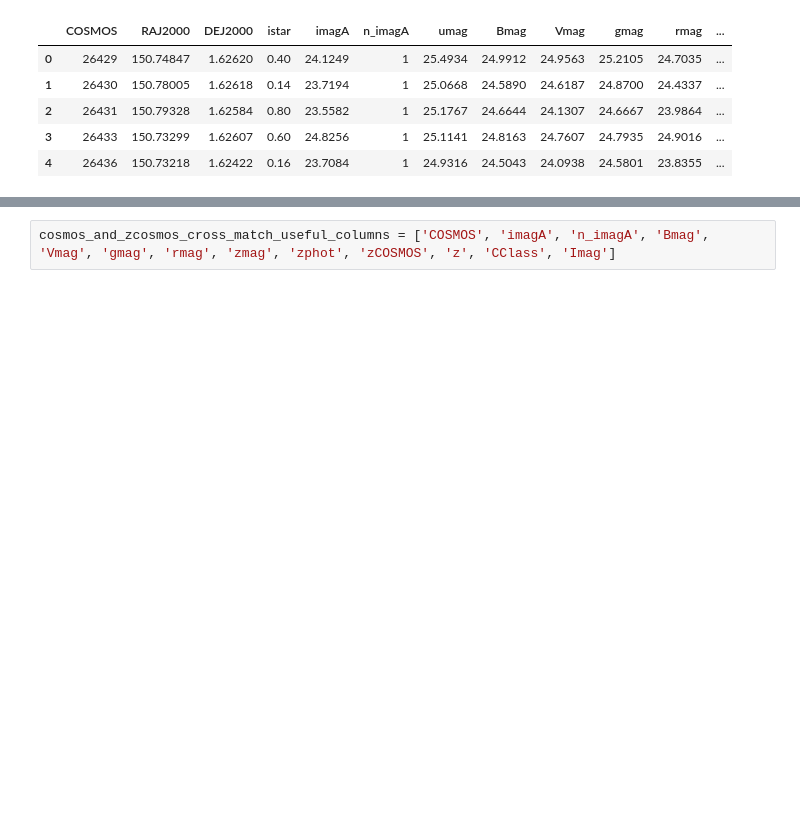
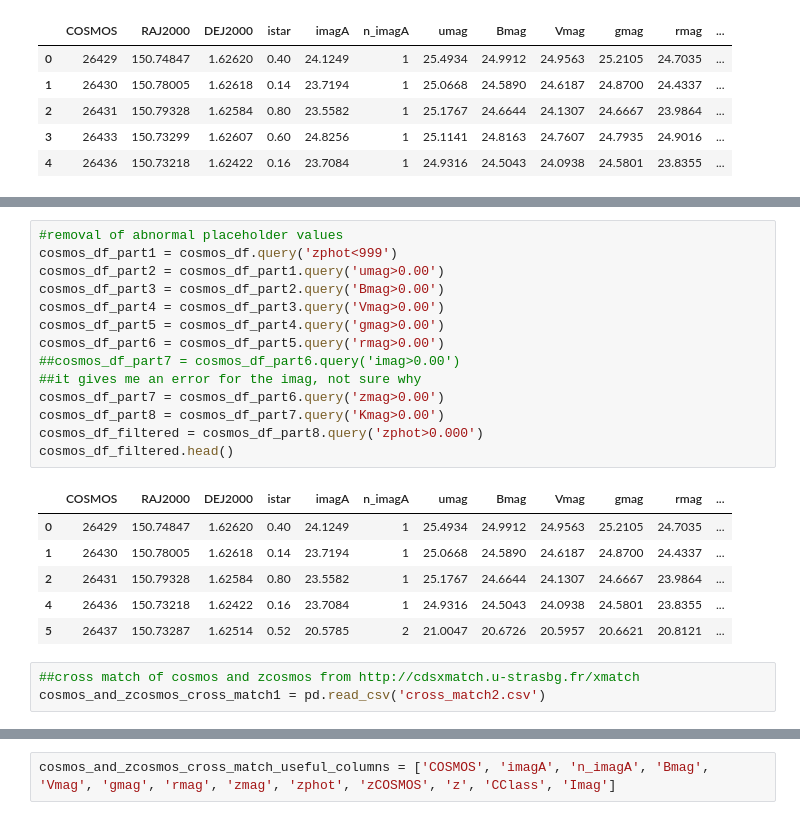
Before and after one commit to lialubit/Redshift, a Jupyter notebook: redshift.ipynb, the cells around one changed output, grey strips where cells are left out. Saved outputs shown, nothing was run; the diff lists cells and outputs as text; blank space fills up the shorter version.

```diff
--- a/redshift.ipynb
+++ b/redshift.ipynb
@@ -102,0 +129,24 @@ cosmos_and_zcosmos_cross_match.columns
+# %%
+#removal of abnormal placeholder values
+cosmos_df_part1 = cosmos_df.query('zphot<999')
+cosmos_df_part2 = cosmos_df_part1.query('umag>0.00')
+cosmos_df_part3 = cosmos_df_part2.query('Bmag>0.00')
+cosmos_df_part4 = cosmos_df_part3.query('Vmag>0.00')
+cosmos_df_part5 = cosmos_df_part4.query('gmag>0.00')
+cosmos_df_part6 = cosmos_df_part5.query('rmag>0.00')
+##cosmos_df_part7 = cosmos_df_part6.query('imag>0.00')
+##it gives me an error for the imag, not sure why
+cosmos_df_part7 = cosmos_df_part6.query('zmag>0.00')
+cosmos_df_part8 = cosmos_df_part7.query('Kmag>0.00')
+cosmos_df_filtered = cosmos_df_part8.query('zphot>0.000')
+cosmos_df_filtered.head()
+# %% [output]
+|  | COSMOS | RAJ2000 | DEJ2000 | istar | imagA | n_imagA | umag | Bmag | Vmag | gmag | rmag | ... |
+| 0 | 26429 | 150.74847 | 1.62620 | 0.40 | 24.1249 | 1 | 25.4934 | 24.9912 | 24.9563 | 25.2105 | 24.7035 | ... |
+| 1 | 26430 | 150.78005 | 1.62618 | 0.14 | 23.7194 | 1 | 25.0668 | 24.5890 | 24.6187 | 24.8700 | 24.4337 | ... |
+| 2 | 26431 | 150.79328 | 1.62584 | 0.80 | 23.5582 | 1 | 25.1767 | 24.6644 | 24.1307 | 24.6667 | 23.9864 | ... |
+| 4 | 26436 | 150.73218 | 1.62422 | 0.16 | 23.7084 | 1 | 24.9316 | 24.5043 | 24.0938 | 24.5801 | 23.8355 | ... |
+| 5 | 26437 | 150.73287 | 1.62514 | 0.52 | 20.5785 | 2 | 21.0047 | 20.6726 | 20.5957 | 20.6621 | 20.8121 | ... |
+# %%
+##cross match of cosmos and zcosmos from http://cdsxmatch.u-strasbg.fr/xmatch
+cosmos_and_zcosmos_cross_match1 = pd.read_csv('cross_match2.csv')
```
Also changed, not shown: parts of 27 cells of this notebook.
